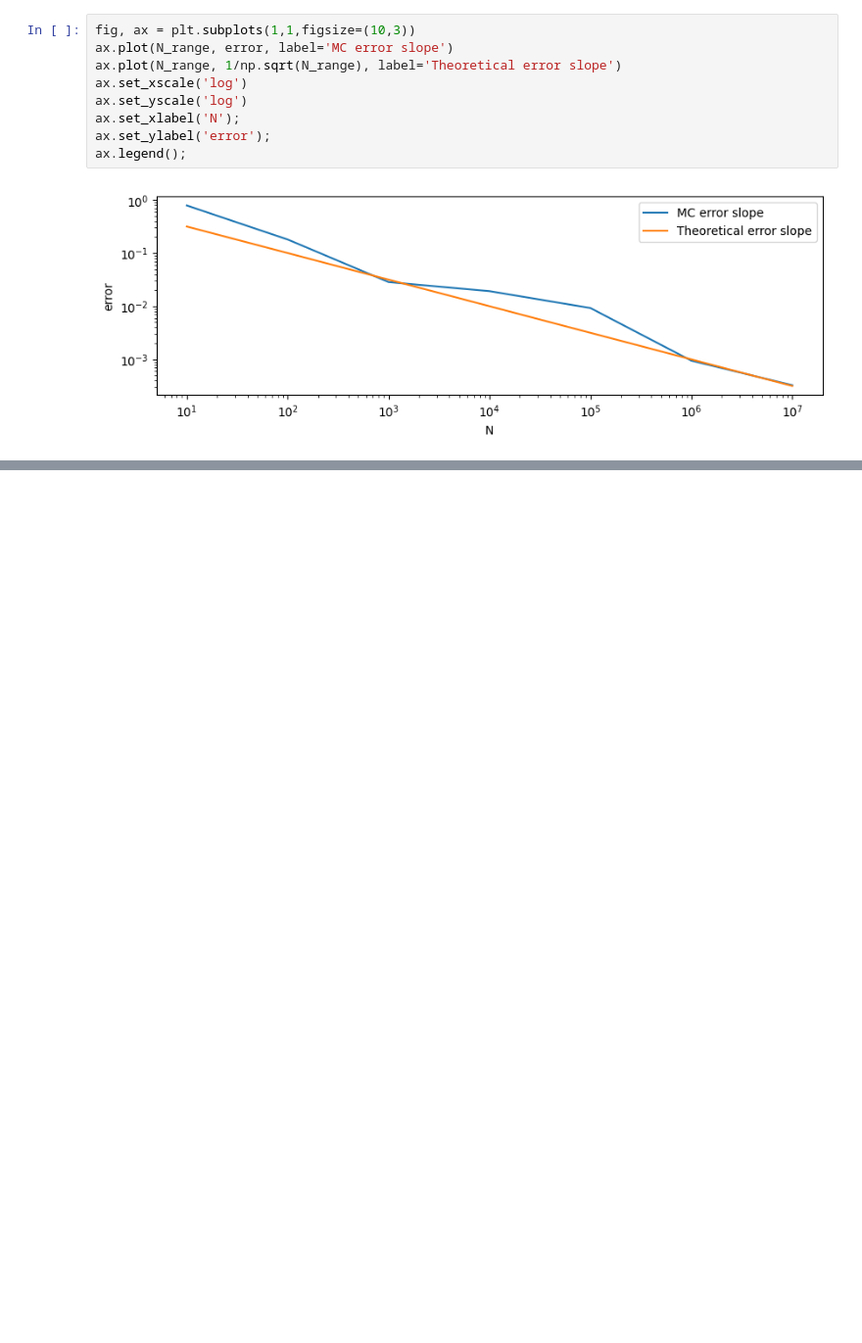
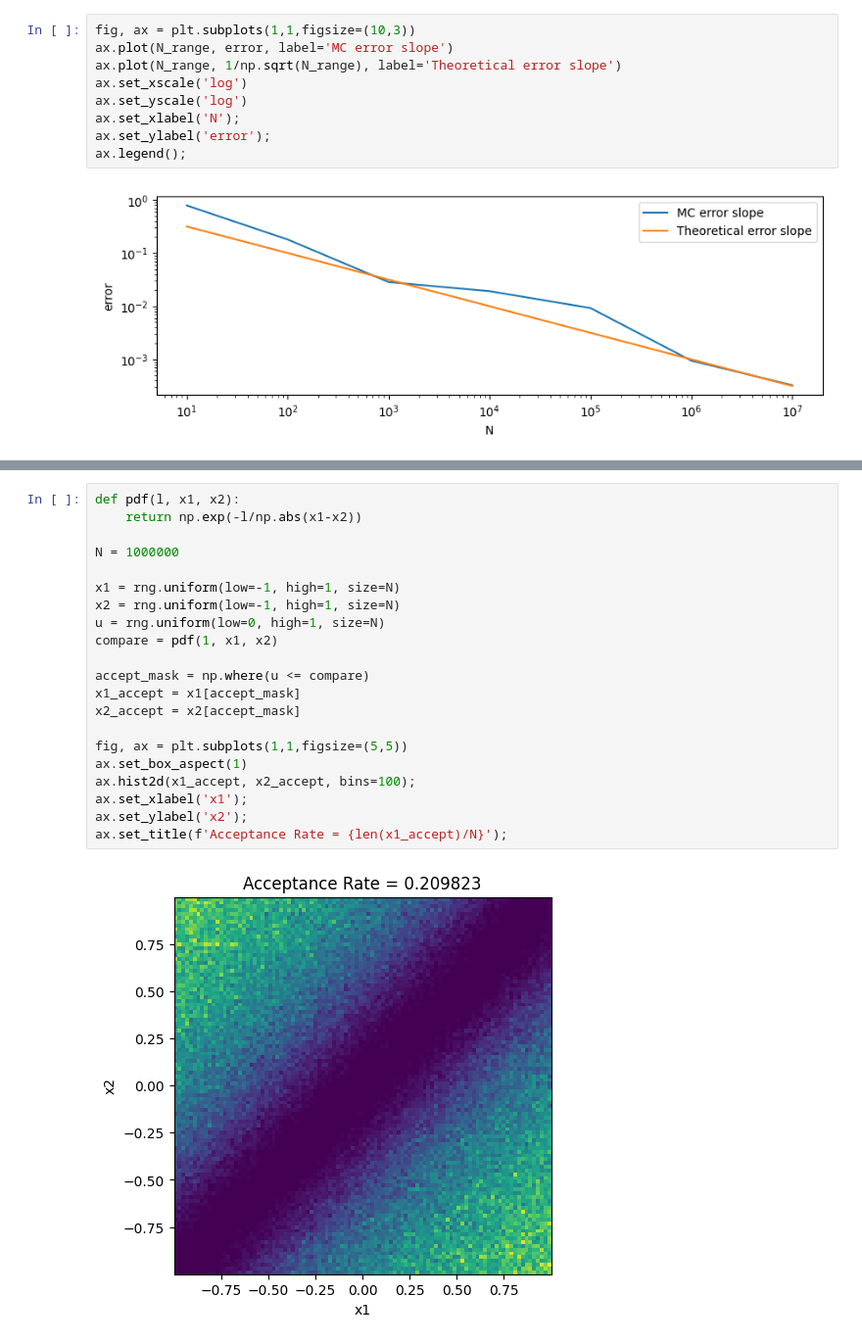
Before and after one commit to pratik-t/Minor-Physics-Stuff, a Jupyter notebook: Computational Physics 1/hw 2.ipynb, the cells around one changed output, grey strips where cells are left out. Shown at 98% size. Drawn from its saved outputs; the diff is of its cells as text; blank space fills up the shorter version.

```diff
--- a/Computational Physics 1/hw2.ipynb
+++ b/Computational Physics 1/hw 2.ipynb
@@ -121,0 +145,23 @@ ax.legend();
+# %%
+def pdf(l, x1, x2):
+    return np.exp(-l/np.abs(x1-x2))
+
+N = 1000000
+
+x1 = rng.uniform(low=-1, high=1, size=N)
+x2 = rng.uniform(low=-1, high=1, size=N)
+u = rng.uniform(low=0, high=1, size=N)
+compare = pdf(1, x1, x2)
+
+accept_mask = np.where(u <= compare)
+x1_accept = x1[accept_mask]
+x2_accept = x2[accept_mask]
+
+fig, ax = plt.subplots(1,1,figsize=(5,5))
+ax.set_box_aspect(1)
+ax.hist2d(x1_accept, x2_accept, bins=100);
+ax.set_xlabel('x1');
+ax.set_ylabel('x2');
+ax.set_title(f'Acceptance Rate = {len(x1_accept)/N}');
+# %% [output]
+[figure, added]
```
Also changed, not shown: parts of 6 cells of this notebook, 1 other file.
